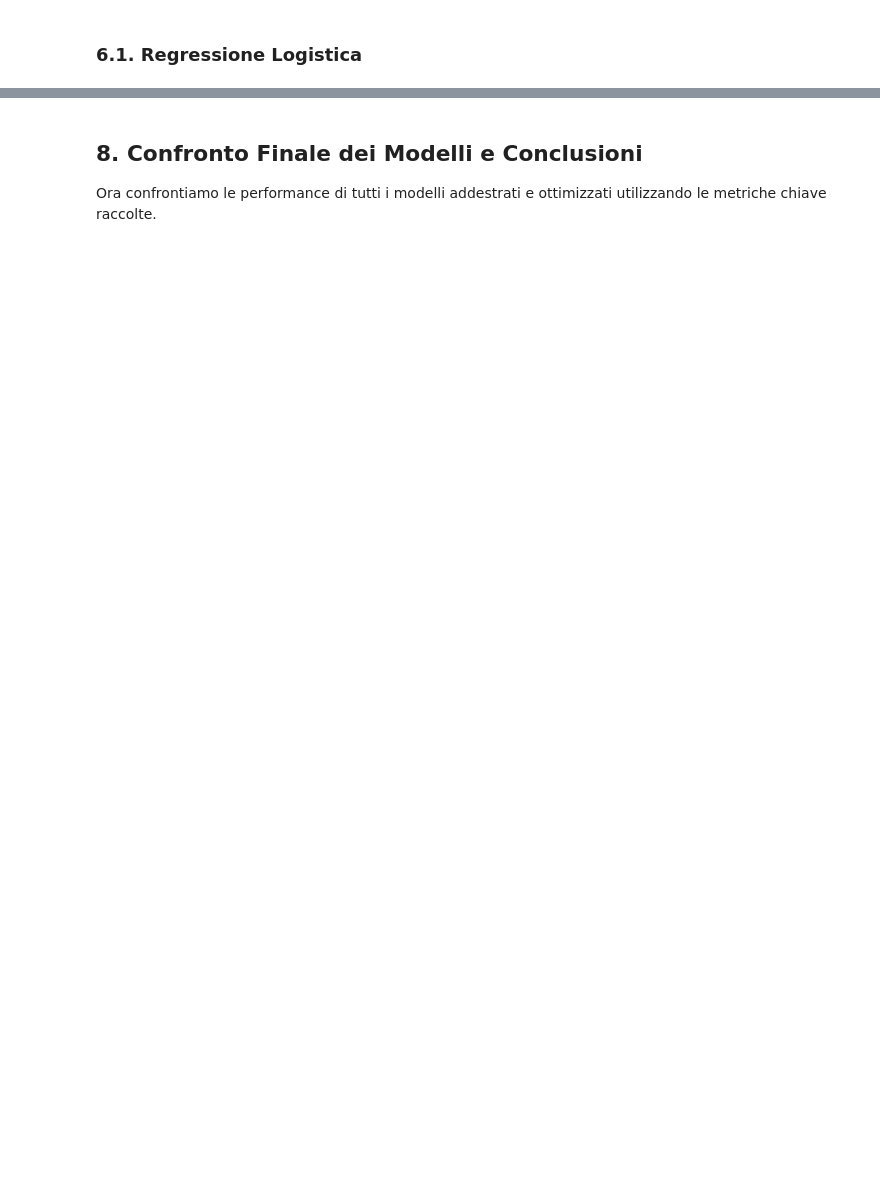
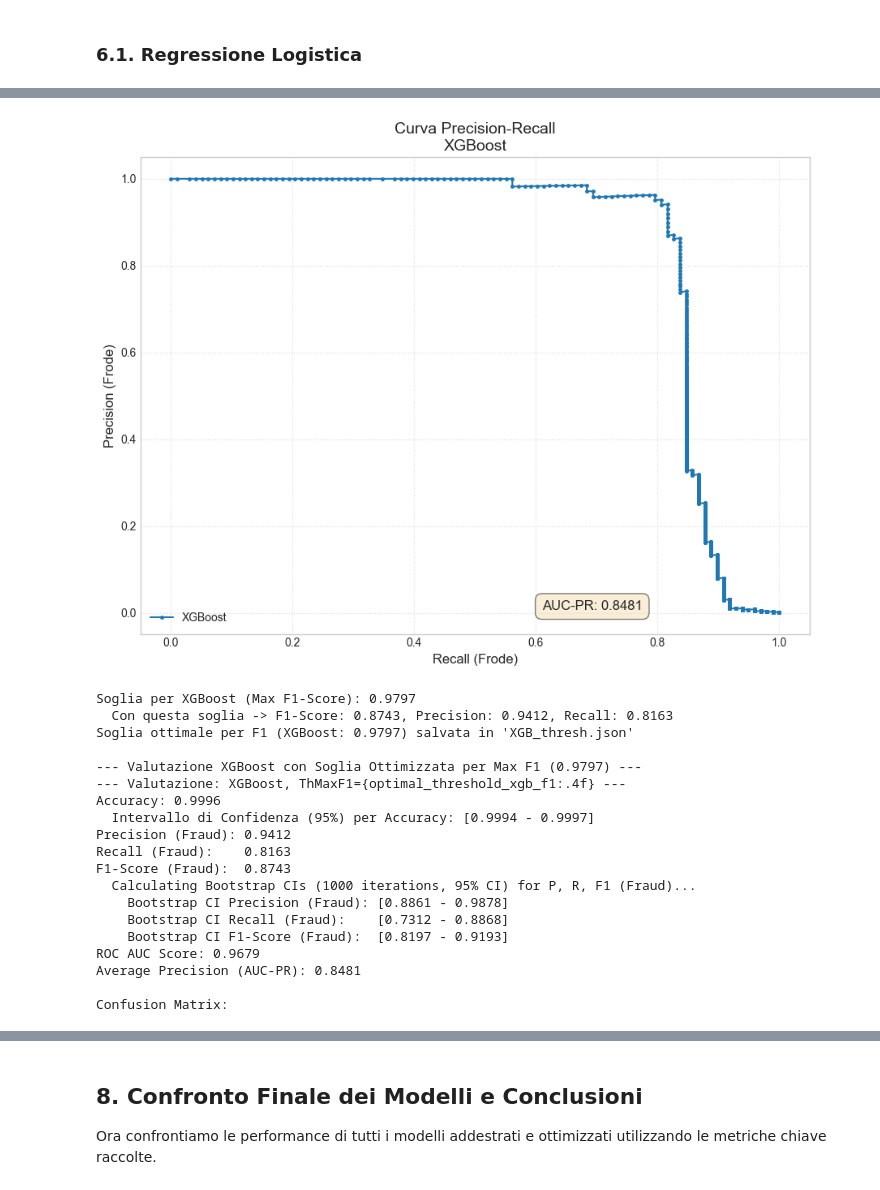
Before and after one commit to alevu3344/PDADI, a Jupyter notebook: notebooks/credit.ipynb, the cells around one changed output, grey strips where cells are left out. Cells and saved outputs as stored; diff of their text form; code cells hidden in the pictures; blank space fills up the shorter version.

```diff
--- a/notebooks/credit.ipynb
+++ b/notebooks/credit.ipynb
@@ -281,0 +306,8 @@ Dopo questi passaggi, avremo `X_train_prepared` e `X_test_prepared` (con `Time`
+# %%
+X_original = df.drop('Class', axis=1)
+y_original = df['Class']
+
+# Split dei dati
+X_train, X_test, y_train, y_test = train_test_split(
+    X_original, y_original, test_size=0.2, random_state=42, stratify=y_original
+)
@@ -281,0 +318,9 @@ Dopo questi passaggi, avremo `X_train_prepared` e `X_test_prepared` (con `Time`
+# %%
+# Scaling della colonna Amount
+scaler_amount = RobustScaler()
+X_train['scaled_amount'] = scaler_amount.fit_transform(X_train['Amount'].values.reshape(-1, 1))
+X_test['scaled_amount'] = scaler_amount.transform(X_test['Amount'].values.reshape(-1, 1))
+
+# Rimozione della colonna Amount originale
+X_train.drop(['Amount'], axis=1, inplace=True)
+X_test.drop(['Amount'], axis=1, inplace=True)
@@ -916,0 +968,53 @@ Modello XGBoost (SelectFromModel) e feature selezionate salvati.
+# %%
+y_pred_proba_fraud_xgb = y_pred_proba_xgb[:, 1]
+model_name_xgb_base_for_plot = f"XGBoost"
+
+plot_precision_recall_curve(
+    y_test,
+    y_pred_proba_fraud_xgb,
+    model_name_xgb_base_for_plot,
+)
+
+optimal_threshold_xgb_f1, f1_val_xgb, prec_xgb_at_f1, rec_xgb_at_f1 = find_and_save_optimal_f1_threshold(
+    y_test,
+    y_pred_proba_fraud_xgb,
+    model_name_prefix="XGB",
+    model_description_for_print=model_name_xgb_base_for_plot
+)
+
+y_pred_xgb_optimized_f1_thresh = (y_pred_proba_fraud_xgb >= optimal_threshold_xgb_f1).astype(int)
+
+
+print(f"\n--- Valutazione {model_name_xgb_base_for_plot} con Soglia Ottimizzata per Max F1 ({optimal_threshold_xgb_f1:.4f}) ---")
+results_xgb_optimized_f1 = evaluate_model(
+    y_test,
+    y_pred_xgb_optimized_f1_thresh,
+    y_pred_proba_xgb,
+    "XGBoost, ThMaxF1={optimal_threshold_xgb_f1:.4f}",
+    n_test_samples=len(y_test)
+)
+
+model_results.append(results_xgb_optimized_f1)
+
+print(f"Risultati per XGBoost, ThMaxF1={optimal_threshold_xgb_f1:.4f} aggiunti a model_results.")
+# %% [output]
+[figure, added]
+Soglia per XGBoost (Max F1-Score): 0.9797
+  Con questa soglia -> F1-Score: 0.8743, Precision: 0.9412, Recall: 0.8163
+Soglia ottimale per F1 (XGBoost: 0.9797) salvata in 'XGB_thresh.json'
+
+--- Valutazione XGBoost con Soglia Ottimizzata per Max F1 (0.9797) ---
+--- Valutazione: XGBoost, ThMaxF1={optimal_threshold_xgb_f1:.4f} ---
+Accuracy: 0.9996
+  Intervallo di Confidenza (95%) per Accuracy: [0.9994 - 0.9997]
+Precision (Fraud): 0.9412
+Recall (Fraud):    0.8163
+F1-Score (Fraud):  0.8743
+  Calculating Bootstrap CIs (1000 iterations, 95% CI) for P, R, F1 (Fraud)...
+    Bootstrap CI Precision (Fraud): [0.8861 - 0.9878]
+    Bootstrap CI Recall (Fraud):    [0.7312 - 0.8868]
+    Bootstrap CI F1-Score (Fraud):  [0.8197 - 0.9193]
+ROC AUC Score: 0.9679
+Average Precision (AUC-PR): 0.8481
+
+Confusion Matrix:
```
Also changed, not shown: parts of 46 cells of this notebook, 19 other files.
